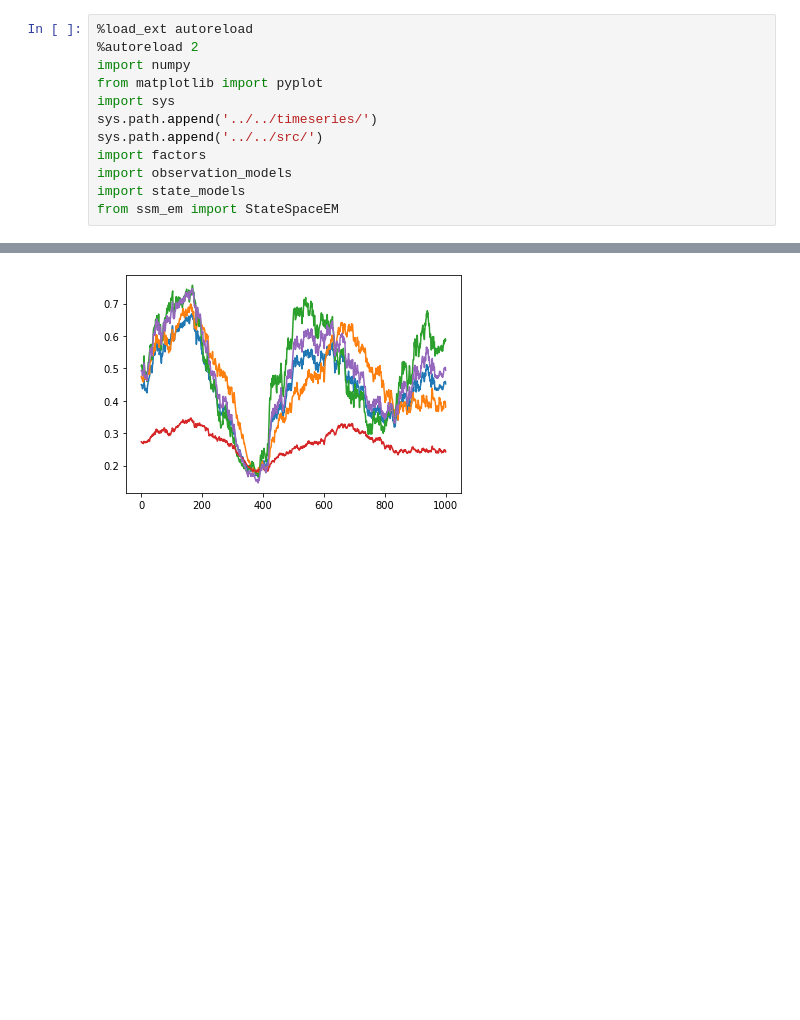
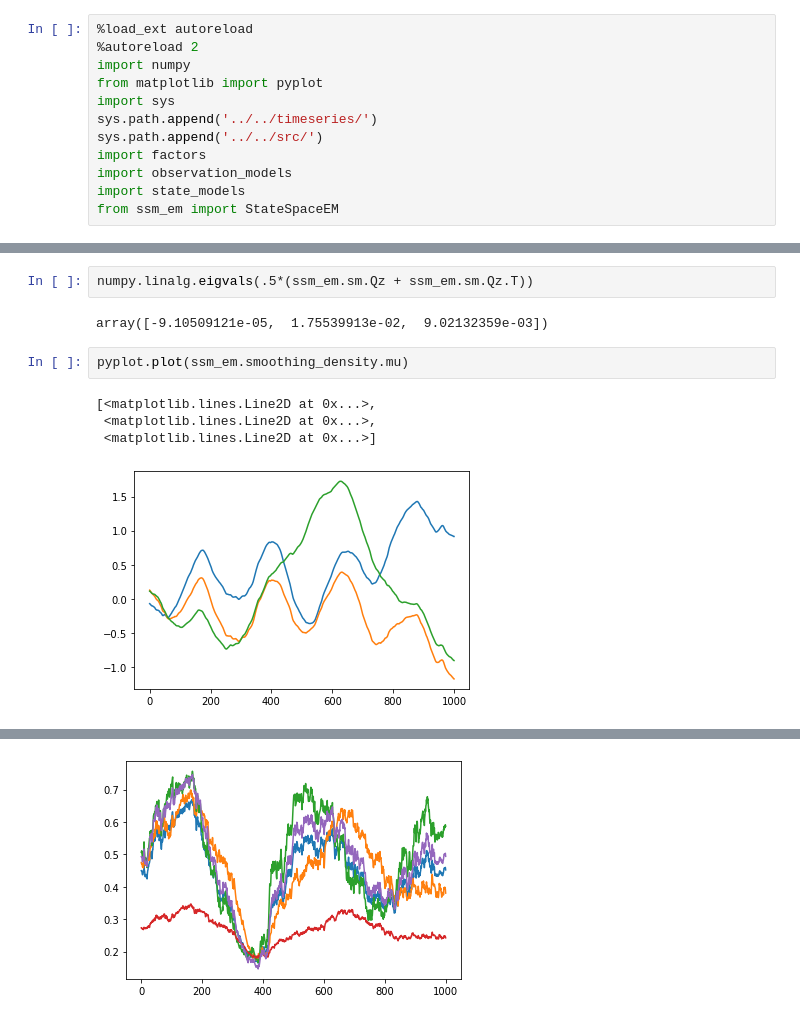
Before and after one commit to christiando/gaussian-toolbox, a Jupyter notebook: notebooks/timeseries/Bernoulli.ipynb, the cells around one changed output, grey strips where cells are left out. Drawn from its saved outputs; the diff is of its cells as text; blank space fills up the shorter version.

```diff
--- a/notebooks/timeseries/Bernoulli.ipynb
+++ b/notebooks/timeseries/Bernoulli.ipynb
@@ -50,0 +86,11 @@ pyplot.show()
+# %%
+numpy.linalg.eigvals(.5*(ssm_em.sm.Qz + ssm_em.sm.Qz.T))
+# %% [output]
+array([-9.10509121e-05,  1.75539913e-02,  9.02132359e-03])
+# %%
+pyplot.plot(ssm_em.smoothing_density.mu)
+# %% [output]
+[<matplotlib.lines.Line2D at 0x...>,
+ <matplotlib.lines.Line2D at 0x...>,
+ <matplotlib.lines.Line2D at 0x...>]
+[figure, added]
```
Also changed, not shown: parts of 12 cells of this notebook, 2 other files.
